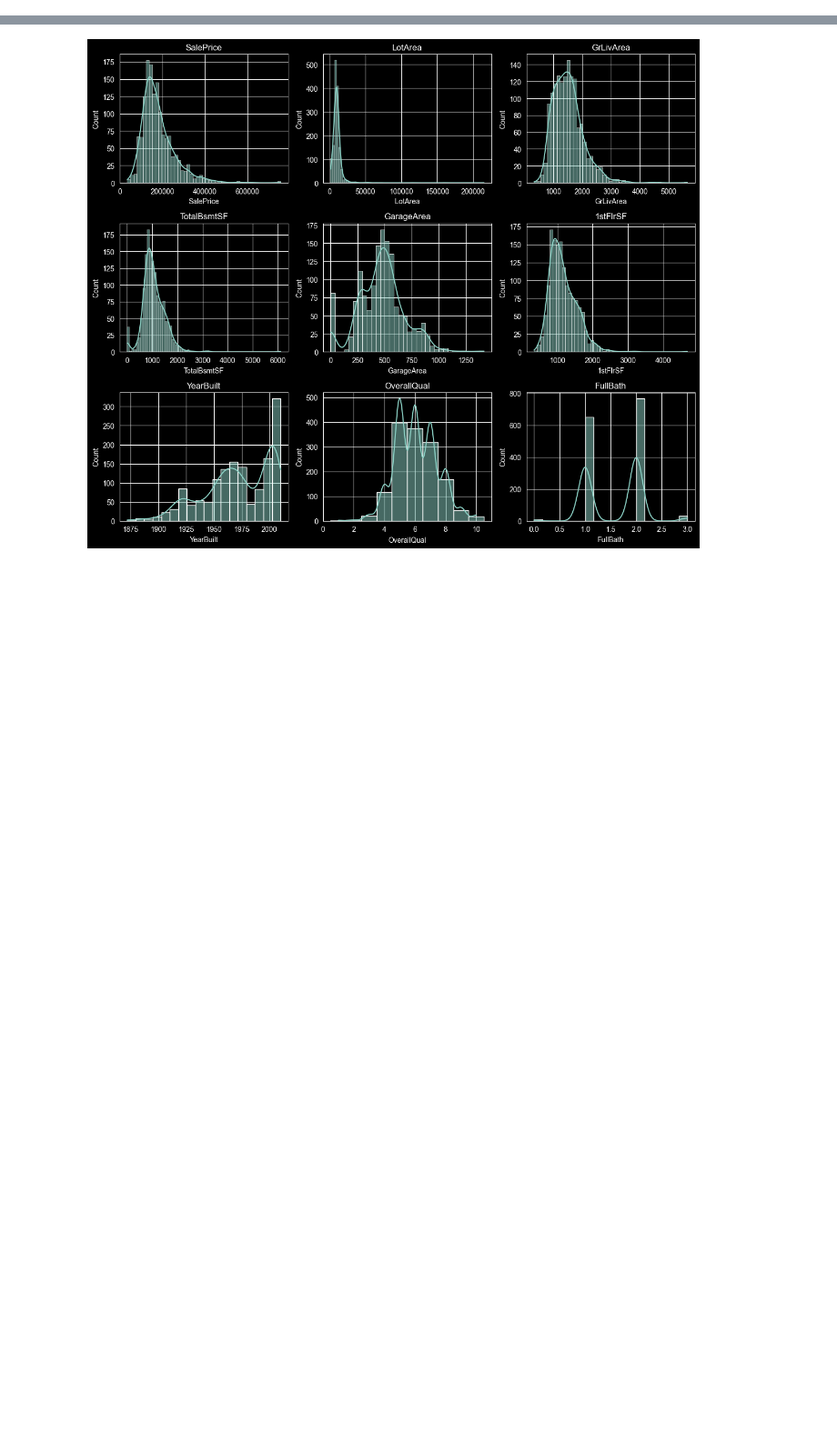
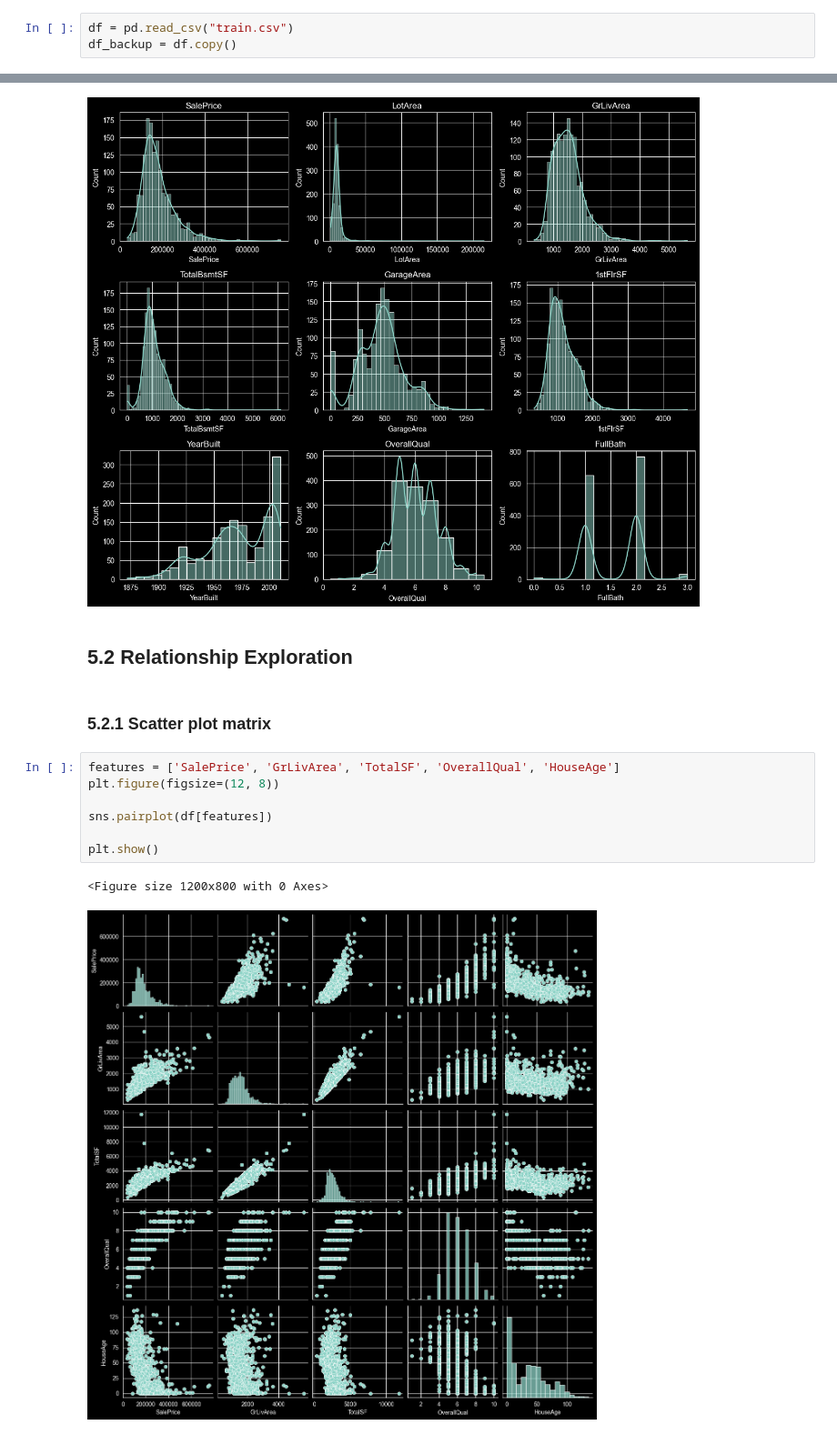
Before and after one commit to pinithasavidya617/pandas-data-analysis-practice, a Jupyter notebook: Data Processing Project/ames_analysis.ipynb, the cells around one changed output, grey strips where cells are left out. Shown at 91% size. Cells and saved outputs as stored; diff of their text form; blank space fills up the shorter version.

```diff
--- a/Data Processing Project/ames_analysis.ipynb
+++ b/Data Processing Project/ames_analysis.ipynb
@@ -933,6 +933,9 @@ df[['ExterQual', 'BsmtQual', 'KitchenQual']].head()
 | 4 | 4 | 4.0 | 4 |
 # %% [markdown]
 ### 4.2.3 OneHot Encoding
+# %%
+df = pd.read_csv("train.csv")
+df_backup = df.copy()
 # %%
 nominal_cols = ['Neighborhood', 'HouseStyle']
 df[nominal_cols].head()
@@ -1100,3 +1103,17 @@ plt.tight_layout()
 plt.show()
 # %% [output]
 [figure]
+# %% [markdown]
+## 5.2 Relationship Exploration
+# %% [markdown]
+### 5.2.1 Scatter plot matrix
+# %%
+features = ['SalePrice', 'GrLivArea', 'TotalSF', 'OverallQual', 'HouseAge']
+plt.figure(figsize=(12, 8))
+
+sns.pairplot(df[features])
+
+plt.show()
+# %% [output]
+<Figure size 1200x800 with 0 Axes>
+[figure, added]
```
Also changed, not shown: parts of 26 cells of this notebook.
